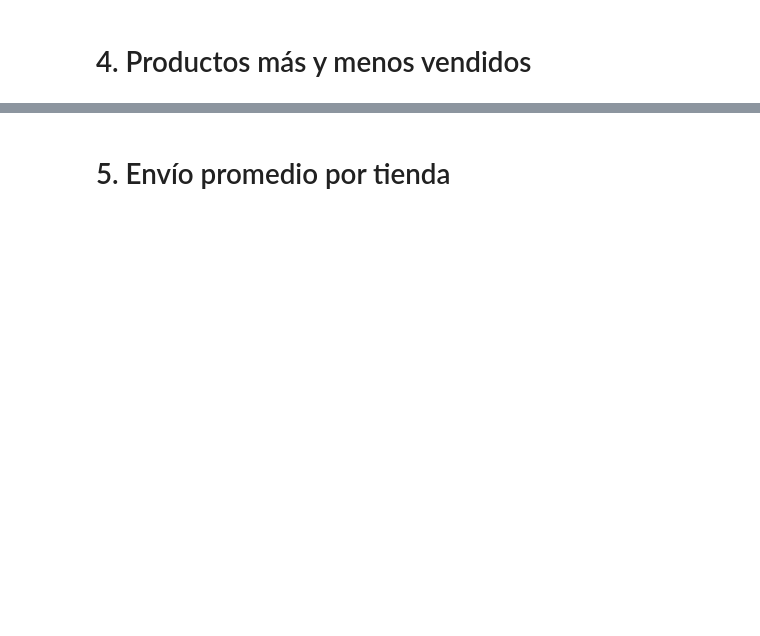
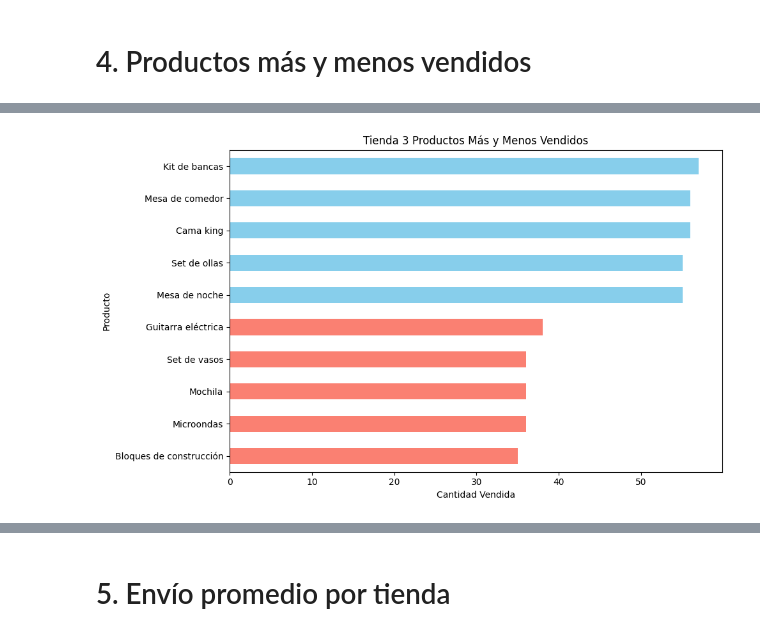
Before and after one commit to robertocraviotto/Challenge-ONE-Data-Science_1, a Jupyter notebook: AluraStoreLatam.ipynb, the cells around one changed output, grey strips where cells are left out. Drawn from its saved outputs; the diff is of its cells as text; code cells hidden in the pictures; blank space fills up the shorter version.

```diff
--- a/AluraStoreLatam.ipynb
+++ b/AluraStoreLatam.ipynb
@@ -385,0 +604,20 @@ Todas las tiendas deberían evaluar oportunidades en Instrumentos musicales, ya
+# %%
+# Contar productos más y menos vendidos
+conteo_productos3 = tienda3['Producto'].value_counts()
+mas_vendidos3 = conteo_productos3.head(5)
+menos_vendidos3 = conteo_productos3.tail(5)
+# %%
+# Unir ambos en un nuevo DataFrame
+comparacion3 = pd.concat([mas_vendidos3, menos_vendidos3])
+comparacion3 = comparacion3[::-1]  # Opcional: para que los menos vendidos queden arriba
+
+# Crear gráfico
+plt.figure(figsize=(10, 6))
+comparacion3.plot(kind='barh', color=['salmon' if i < 5 else 'skyblue' for i in range(len(comparacion3))])
+plt.title('Tienda 3 Productos Más y Menos Vendidos')
+plt.xlabel('Cantidad Vendida')
+plt.ylabel('Producto')
+plt.tight_layout()
+plt.show()
+# %% [output]
+[figure, added]
```
Also changed, not shown: parts of 20 cells of this notebook.
